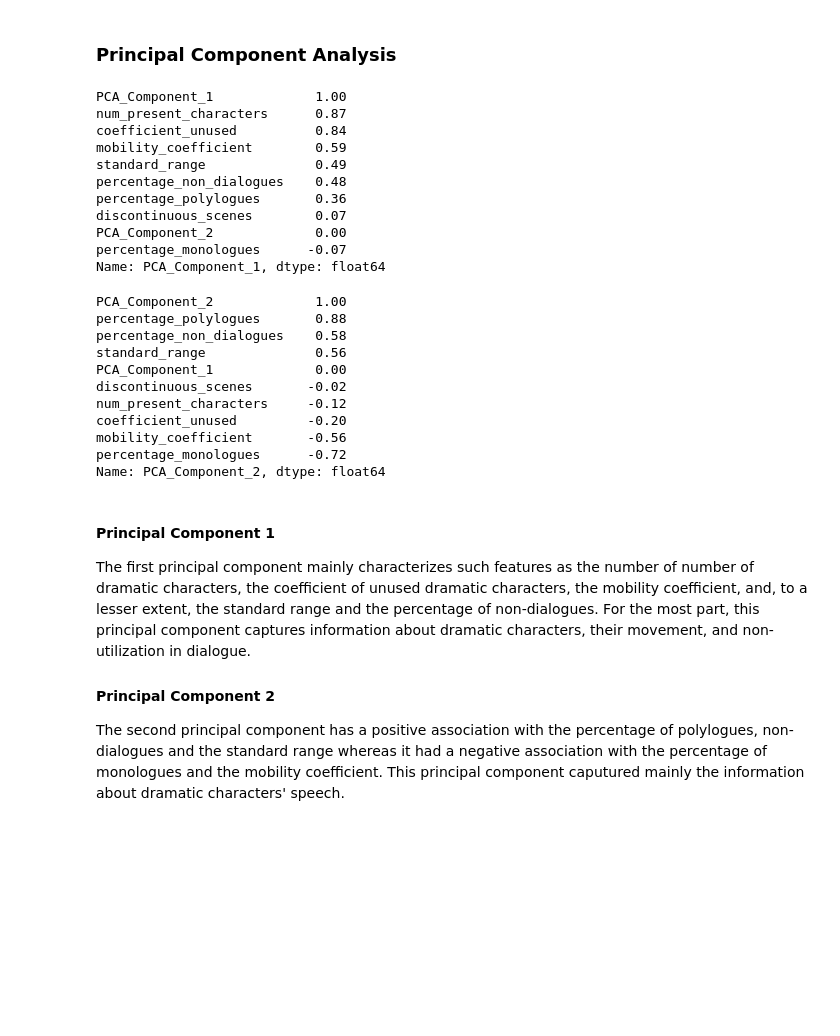
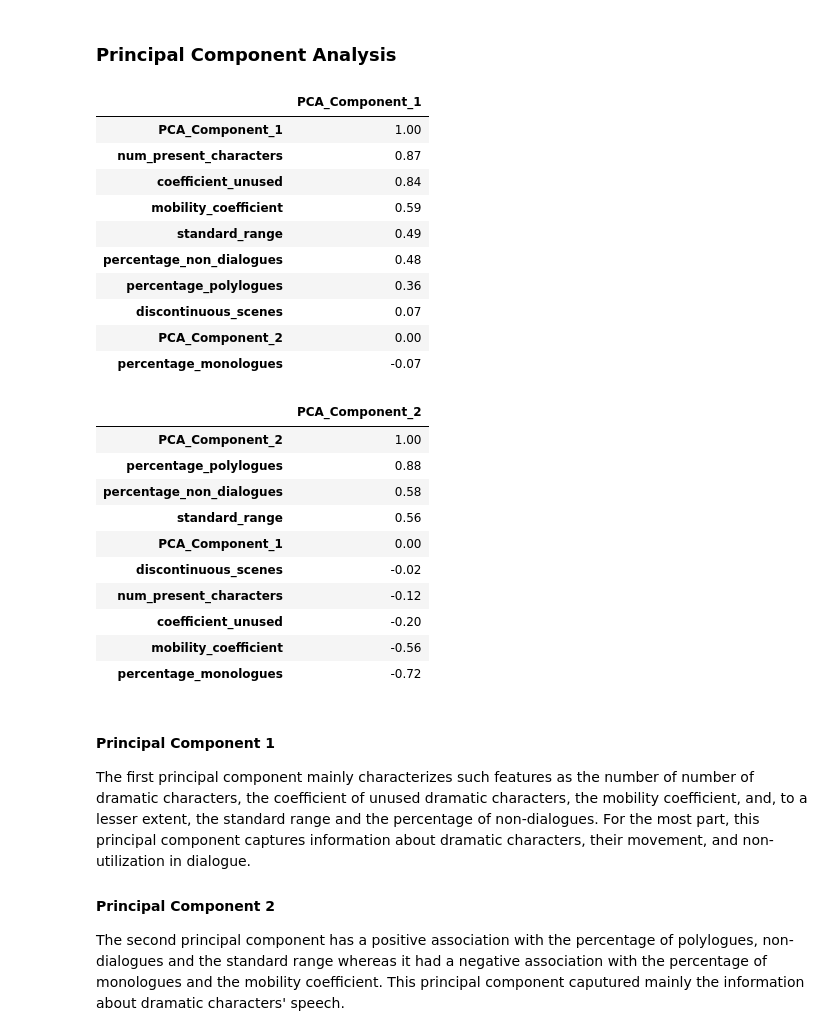
Before and after one commit to innawendell/European_Comedy, a Jupyter notebook: Analyses/Comparison_Russian_Comedies_With_Other_Traditions.ipynb, the cells around one changed output. Cells and saved outputs as stored; diff of their text form; code cells hidden in the pictures; blank space fills up the shorter version.

Commit message:
modified pca correlations by turning into dataframes

```diff
--- a/Analyses/Comparison_Russian_Comedies_With_Other_Traditions.ipynb
+++ b/Analyses/Comparison_Russian_Comedies_With_Other_Traditions.ipynb
@@ -790,34 +811,36 @@ combined_df['PCA_Component_1'] = pca_transformed[:, 0]
 combined_df['PCA_Component_2'] = pca_transformed[:, 1]
 # %%
 # investigage which features are most correlated with the first principal component
-combined_df.corr()['PCA_Component_1'].round(2).sort_values(ascending=False)
+correlations_one = pd.DataFrame(combined_df.corr()['PCA_Component_1'].round(2).sort_values(ascending=False))
+display(correlations_one)
 # %% [output]
-PCA_Component_1             1.00
-num_present_characters      0.87
-coefficient_unused          0.84
-mobility_coefficient        0.59
-standard_range              0.49
-percentage_non_dialogues    0.48
-percentage_polylogues       0.36
-discontinuous_scenes        0.07
-PCA_Component_2             0.00
-percentage_monologues      -0.07
-Name: PCA_Component_1, dtype: float64
+|  | PCA_Component_1 |
+| PCA_Component_1 | 1.00 |
+| num_present_characters | 0.87 |
+| coefficient_unused | 0.84 |
+| mobility_coefficient | 0.59 |
+| standard_range | 0.49 |
+| percentage_non_dialogues | 0.48 |
+| percentage_polylogues | 0.36 |
+| discontinuous_scenes | 0.07 |
+| PCA_Component_2 | 0.00 |
+| percentage_monologues | -0.07 |
 # %%
 # investigage which features are most correlated with the second principal component
-combined_df.corr()['PCA_Component_2'].round(2).sort_values(ascending=False)
+correlations_two = pd.DataFrame(combined_df.corr()['PCA_Component_2'].round(2).sort_values(ascending=False))
+display(correlations_two)
 # %% [output]
-PCA_Component_2             1.00
-percentage_polylogues       0.88
-percentage_non_dialogues    0.58
-standard_range              0.56
-PCA_Component_1             0.00
-discontinuous_scenes       -0.02
-num_present_characters     -0.12
-coefficient_unused         -0.20
-mobility_coefficient       -0.56
-percentage_monologues      -0.72
-Name: PCA_Component_2, dtype: float64
+|  | PCA_Component_2 |
+| PCA_Component_2 | 1.00 |
+| percentage_polylogues | 0.88 |
+| percentage_non_dialogues | 0.58 |
+| standard_range | 0.56 |
+| PCA_Component_1 | 0.00 |
+| discontinuous_scenes | -0.02 |
+| num_present_characters | -0.12 |
+| coefficient_unused | -0.20 |
+| mobility_coefficient | -0.56 |
+| percentage_monologues | -0.72 |
 # %% [markdown]
 #### Principal Component 1
 The first principal component mainly characterizes such features as the number of number of dramatic characters, the coefficient of unused dramatic characters, the mobility coefficient, and, to a lesser extent, the standard range and the percentage of non-dialogues. For the most part, this principal component captures information about dramatic characters, their movement, and non-utilization in dialogue.
```
Also changed, not shown: parts of 11 cells of this notebook.
